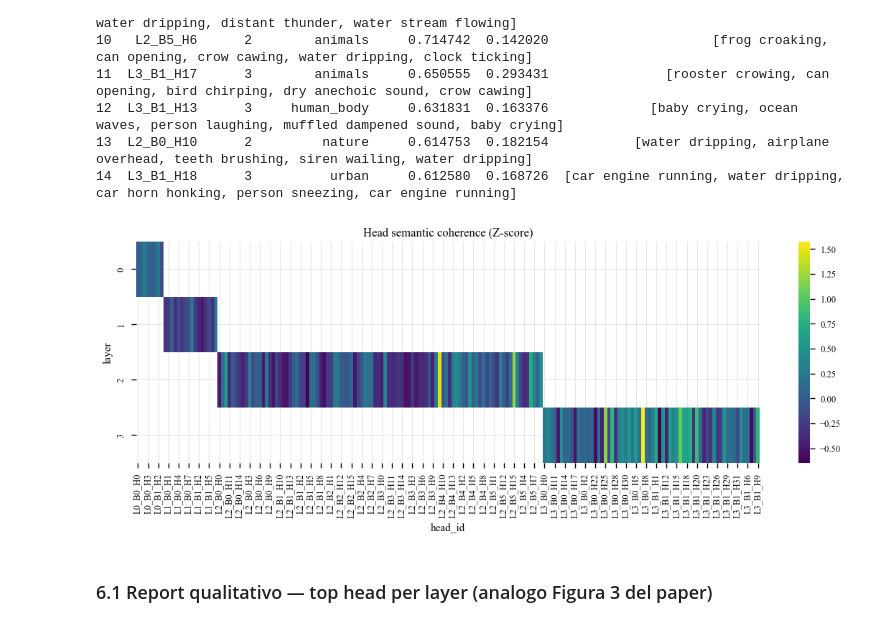
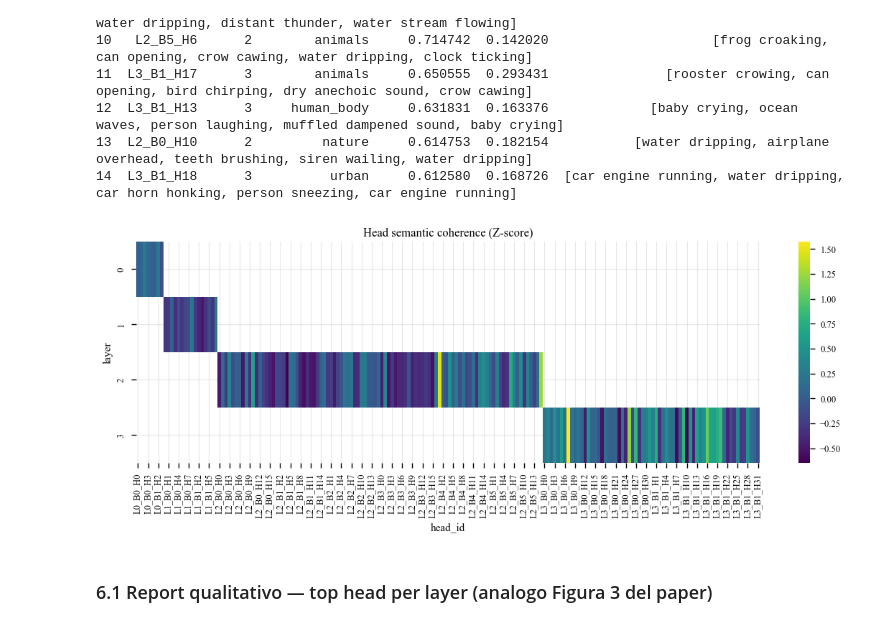
Before and after one commit to lorenzo-arcioni/ResiDual-CLAP, a Jupyter notebook: src/empty.ipynb, the cells around one changed output. Cells and saved outputs as stored; diff of their text form; code cells hidden in the pictures.

```diff
--- a/src/empty.ipynb
+++ b/src/empty.ipynb
@@ -804,9 +804,9 @@ Semantic analysis complete for 184 heads
 sem_df = pd.DataFrame([
     {
         'head_id':      hid,
-        'layer':        int(hid.split('_')[0][1]),
-        'block':        int(hid.split('_')[1][1]),
-        'head':         int(hid.split('_')[2][1]),
+        'layer':        int(hid.split('_')[0][1:]),
+        'block':        int(hid.split('_')[1][1:]),
+        'head':         int(hid.split('_')[2][1:]),
         'dominant_cat': r['dominant_cat'],
         'coherence_z':  r['coherence_z'],
         'pc1_var':      r['pc1_var'],
@@ -841,15 +841,24 @@ Top-15 teste più specializzate (Z-score coerenza):
 13  L2_B0_H10      2         nature     0.614753  0.182154           [water dripping, airplane overhead, teeth brushing, siren wailing, water dripping]
 14  L3_B1_H18      3          urban     0.612580  0.168726  [car engine running, water dripping, car horn honking, person sneezing, car engine running]
 # %%
-pivot = sem_df.pivot(index="layer", columns="head_id", values="coherence_z")
+sem_df_sorted = sem_df.sort_values(['layer', 'block', 'head']).reset_index(drop=True)
+pivot = sem_df_sorted.pivot(index="layer", columns="head_id", values="coherence_z")
+
+# Riordina le colonne con key numerica invece che lessicografica
+col_order = sorted(pivot.columns, key=lambda x: (
+    int(x.split('_')[0][1:]),   # layer
+    int(x.split('_')[1][1:]),   # block
+    int(x.split('_')[2][1:])    # head
+))
+pivot = pivot[col_order]
 
 plt.figure(figsize=(14,4))
 sns.heatmap(pivot, cmap="viridis")
 plt.title("Head semantic coherence (Z-score)")
 plt.savefig('head_semantic_coherence.png', dpi=300, bbox_inches='tight')
 plt.show()
 # %% [output]
-[figure, old version]
+[figure, new version]
 # %% [markdown]
 ### 6.1 Report qualitativo — top head per layer (analogo Figura 3 del paper)
 # %%
```
Also changed, not shown: parts of 3 cells of this notebook, 26 other files.
